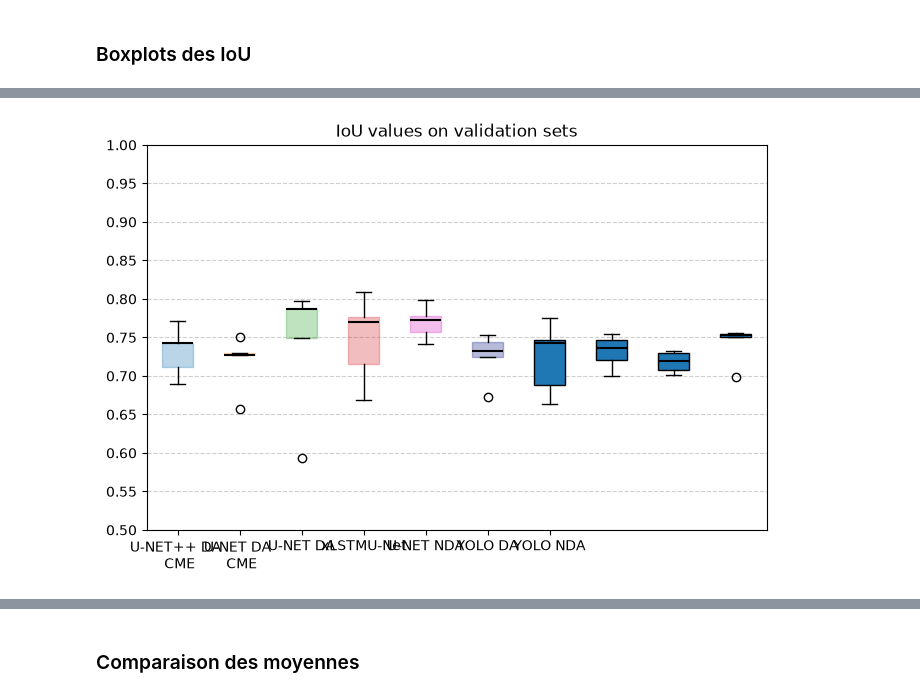
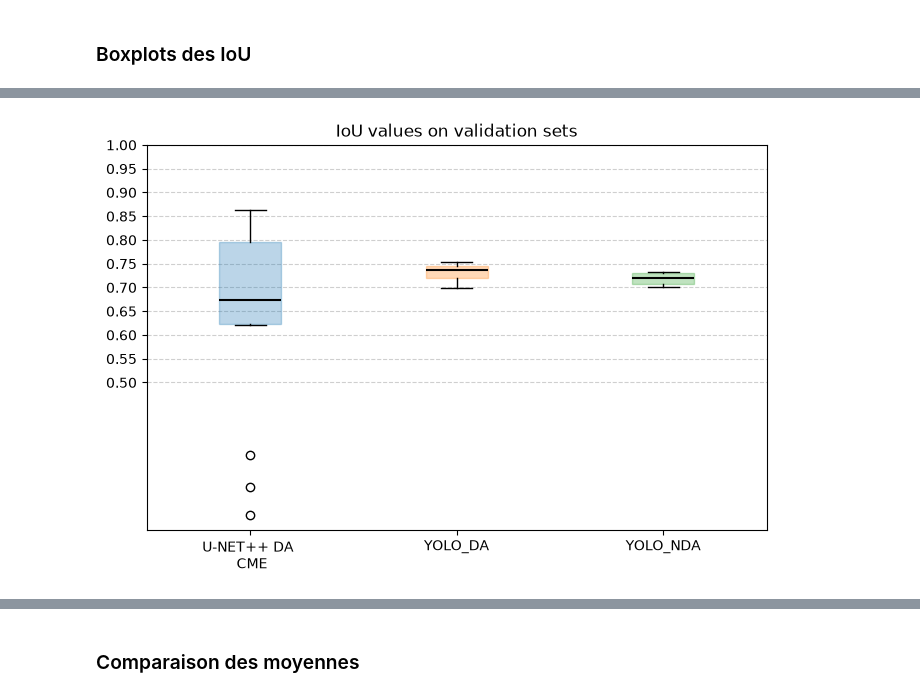
Before and after one commit to loranedp/Stage-GonAIde-2026, a Jupyter notebook: Debut/Résultats/Analyses_des_modeles.ipynb, the cells around one changed output, grey strips where cells are left out. Cells and saved outputs as stored; diff of their text form; code cells hidden in the pictures.

```diff
--- a/Debut/Résultats/Analyses_des_modeles.ipynb
+++ b/Debut/Résultats/Analyses_des_modeles.ipynb
@@ -94,33 +94,17 @@ def plot_two_boxplots(data1, data2, labels1, labels2, colors, size=(8,5)):
 # %% [markdown]
 ### U-NET models
 # %%
-# U-Net++ CME EfficientNet
-with open('../U-NET/saves/results_cme_unetplusplus_effb5.pkl', 'rb') as f:
-    results_UNETplusplus_CME = pickle.load(f)
+# U-Net 3 classes
+with open('../UNet/saves/results_UNet_3classes.pkl', 'rb') as f:
+    results_UNET_3classes = pickle.load(f)
 
-# U-Net CME
-with open('../U-NET/saves/results_cme_unet_resnet34.pkl', 'rb') as f:
-    results_UNET_CME = pickle.load(f)
-
-# U-Net
-with open('../U-NET/saves/results_unet_resnet34.pkl', 'rb') as f:
-    results_UNET = pickle.load(f)
-
-# U-Net sans data augmentation
-with open('../U-NET/saves/results_unet_nda_resnet34.pkl', 'rb') as f:
-    results_NDA_UNET = pickle.load(f)
-
-# U-Net sans intestin
-with open('../U-NET/saves/results_da_unet_resnet34_2.pkl', 'rb') as f:
-    results_UNET_no_intestin = pickle.load(f)
-
-# xLSTMU-Net
-with open('../U-NET/saves/results_xLSTMUNet.pkl', 'rb') as f:
-    results_XLSTM = pickle.load(f)
+# U-Net oeufs
+with open('../UNet/saves/results_UNet_oeufs.pkl', 'rb') as f:
+    results_UNET_oeufs= pickle.load(f)
 
 # CSANET
-with open('../U-NET/saves/results_csanet.pkl', 'rb') as f:
-    results_CSANET = pickle.load(f)
+with open('../UNet/saves/results_EggSegmentationHVUNet_oeufs.pkl', 'rb') as f:
+    results_SegHV_oeufs = pickle.load(f)
 # %% [markdown]
 ### YOLO models
 # %%
@@ -139,3 +123,7 @@ with open('../YOLO26/saves/fold_histories_data_aug_YOLO_test.pkl', 'rb') as fp:
 ## Comparaisons globales des modèles
 # %% [markdown]
 ### Boxplots des IoU
+# %%
+IOU_UNET_3classes = results_UNET_3classes["fold_1"]["iou_by_class"]["Gonade"]
+IOU_UNET_oeufs = results_UNET_oeufs["fold_1"]["iou_by_class"]["Oeuf"]
+IOU_SegHV_oeufs = results_SegHV_oeufs["fold_1"]["iou_by_class"]["Oeuf"]
@@ -142,8 +150,8 @@ with open('../YOLO26/saves/fold_histories_data_aug_YOLO_test.pkl', 'rb') as fp:
 # %%
-data = [results_CSANET, results_XLSTM , results_UNETplusplus_CME, results_UNET_CME, results_UNET,  results_NDA_UNET, results_DA_YOLO, results_NDA_YOLO, results_UNET_no_intestin]
-labels = ["U-NET++ DA \n CME", "U-NET DA \n CME" ,"U-NET DA", "xLSTMU-Net", "U-NET NDA", "YOLO DA", "YOLO NDA"]
+data = [IOU_UNET_3classes, results_DA_YOLO, results_NDA_YOLO]
+labels = ["U-NET++ DA \n CME", "YOLO_DA", "YOLO_NDA",]
 colors = ["#1f77b4", "#ff7f0e", "#2ca02c", "#d62728", "#d629c1", "#121b82"]  # Bleu, Orange, Vert, Rouge
 limite = np.arange(0.5, 1.01, 0.05)
 create_boxplot(data, labels, colors, limite_echelle=limite)
 # %% [output]
-[figure, old version]
+[figure, new version]
```
Also changed, not shown: parts of 3 cells of this notebook, 2 other files.
